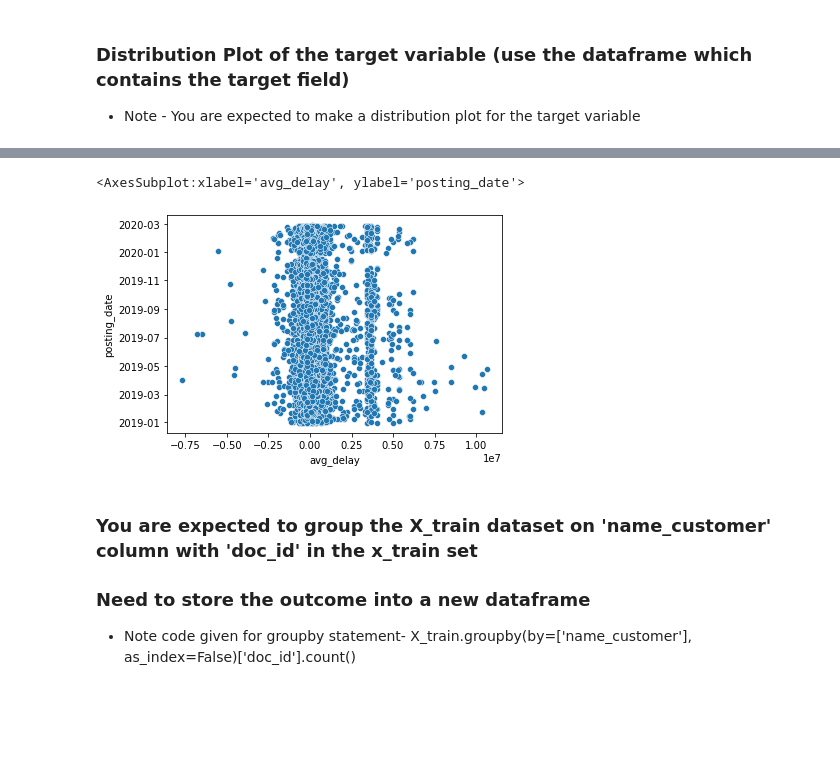
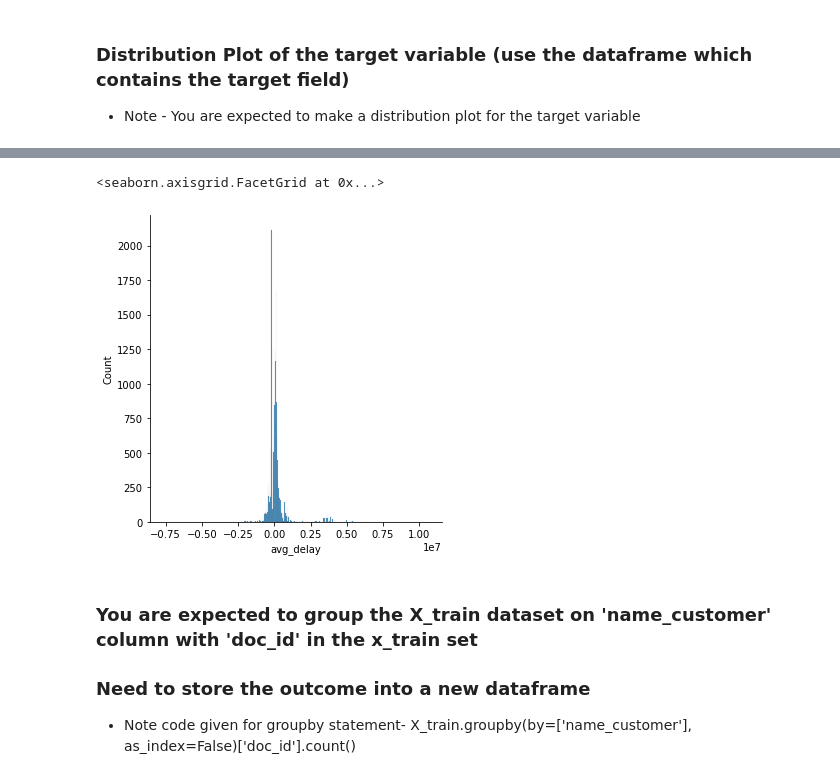
Before and after one commit to isayakmondal/accounts-receivables-dashbaord, a Jupyter notebook: ML-project/Payment date prediction.ipynb, the cells around one changed output, grey strips where cells are left out. Saved outputs shown, nothing was run; the diff lists cells and outputs as text; code cells hidden in the pictures; blank space fills up the shorter version.

```diff
--- a/ML-project/Payment date prediction.ipynb
+++ b/ML-project/Payment date prediction.ipynb
@@ -654,7 +646,7 @@ Name: avg_delay, Length: 39158, dtype: float64
 
 - Note - The expected output should be in "X_train", "X_loc_test", "y_train", "y_loc_test" format
 # %%
-X_train, X_loc_test, y_train, y_loc_test = train_test_split(X,y,test_size=0.4,random_state=0)
+X_train, X_loc_test, y_train, y_loc_test = train_test_split(X,y,test_size=0.4,shuffle=False)
 # %% [markdown]
 ### Please check for the number of rows and columns of all the new dataframes (all 4)
 # %%
@@ -733,8 +708,10 @@ tmp
 # %%
-sns.scatterplot(data=tmp, x="avg_delay",y="posting_date")
+# sns.scatterplot(data=tmp, x="avg_delay",y="posting_date")
+sns.displot(data=y_train)
+# plt.figsize(10,10)
 # %% [output]
-<AxesSubplot:xlabel='avg_delay', ylabel='posting_date'>
+<seaborn.axisgrid.FacetGrid at 0x...>
-[figure, old version]
+[figure, new version]
 # %% [markdown]
 ### You are expected to group the X_train dataset on 'name_customer' column with 'doc_id' in the x_train set
 
```
Also changed, not shown: parts of 62 cells of this notebook.
